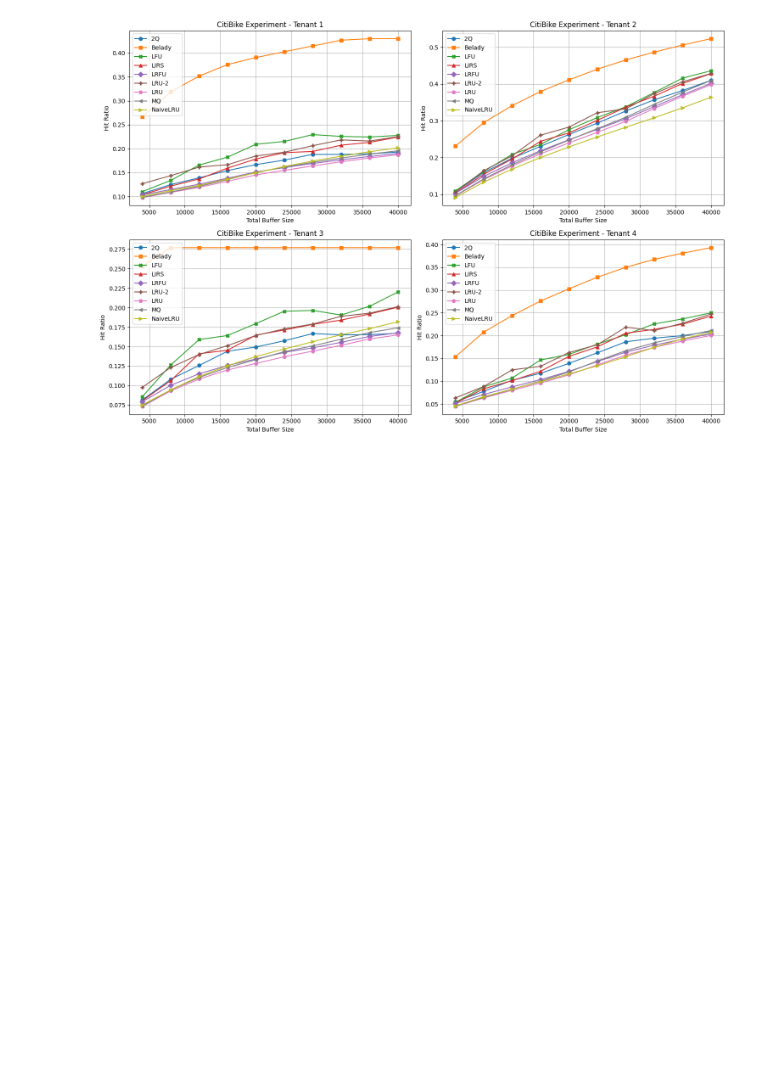
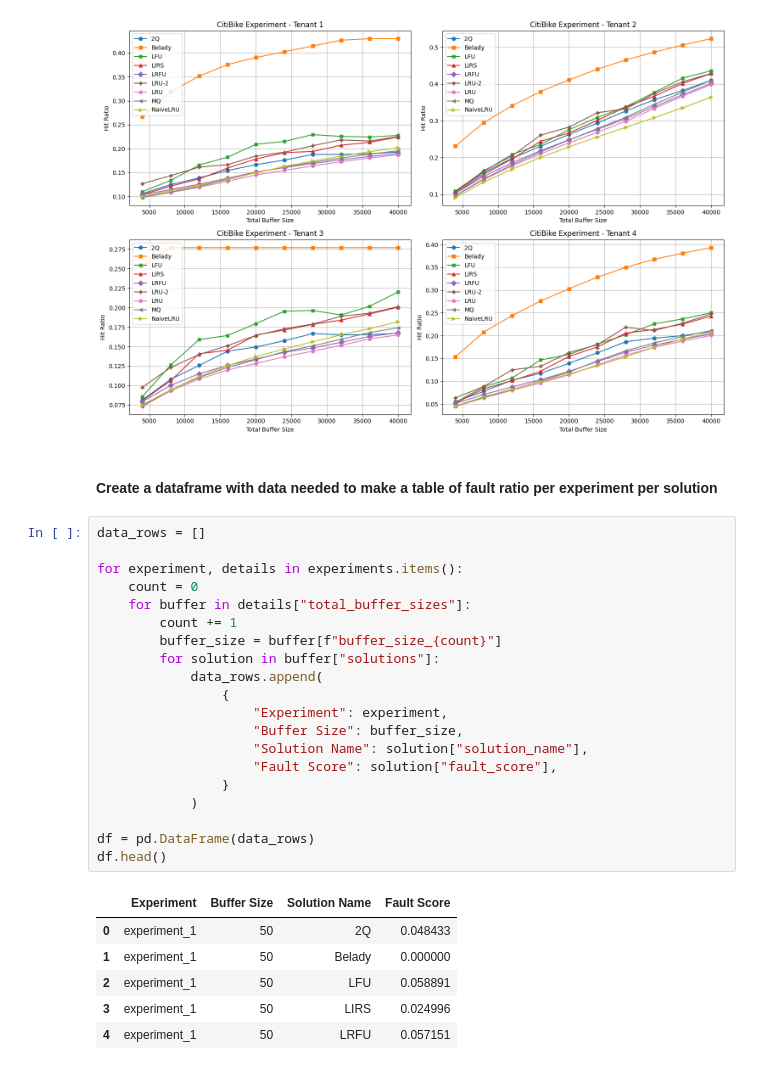
Before and after one commit to humbertoyusta/buffer-sharing-in-multi-tenant-db, a Jupyter notebook: scripts/exp_results_processing/hit_ratio_per_cache_size.ipynb, the cells around one changed output. Drawn from its saved outputs; the diff is of its cells as text; blank space fills up the shorter version.

```diff
--- a/scripts/exp_results_processing/hit_ratio_per_cache_size.ipynb
+++ b/scripts/exp_results_processing/hit_ratio_per_cache_size.ipynb
@@ -139,3 +139,32 @@ plt.savefig("../../experiments/plots/hit_ratio_per_cache_size_exp_citibike.png")
 plt.show()
 # %% [output]
 [figure]
+# %% [markdown]
+#### Create a dataframe with data needed to make a table of fault ratio per experiment per solution
+# %%
+data_rows = []
+
+for experiment, details in experiments.items():
+    count = 0
+    for buffer in details["total_buffer_sizes"]:
+        count += 1
+        buffer_size = buffer[f"buffer_size_{count}"]
+        for solution in buffer["solutions"]:
+            data_rows.append(
+                {
+                    "Experiment": experiment,
+                    "Buffer Size": buffer_size,
+                    "Solution Name": solution["solution_name"],
+                    "Fault Score": solution["fault_score"],
+                }
+            )
+
+df = pd.DataFrame(data_rows)
+df.head()
+# %% [output]
+|  | Experiment | Buffer Size | Solution Name | Fault Score |
+| 0 | experiment_1 | 50 | 2Q | 0.048433 |
+| 1 | experiment_1 | 50 | Belady | 0.000000 |
+| 2 | experiment_1 | 50 | LFU | 0.058891 |
+| 3 | experiment_1 | 50 | LIRS | 0.024996 |
+| 4 | experiment_1 | 50 | LRFU | 0.057151 |
```
Also changed, not shown: parts of 2 cells of this notebook, 1 other file.
